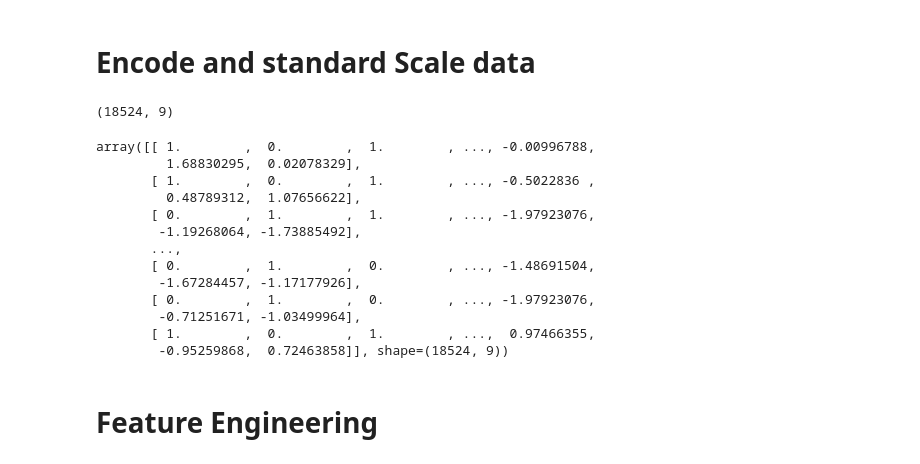
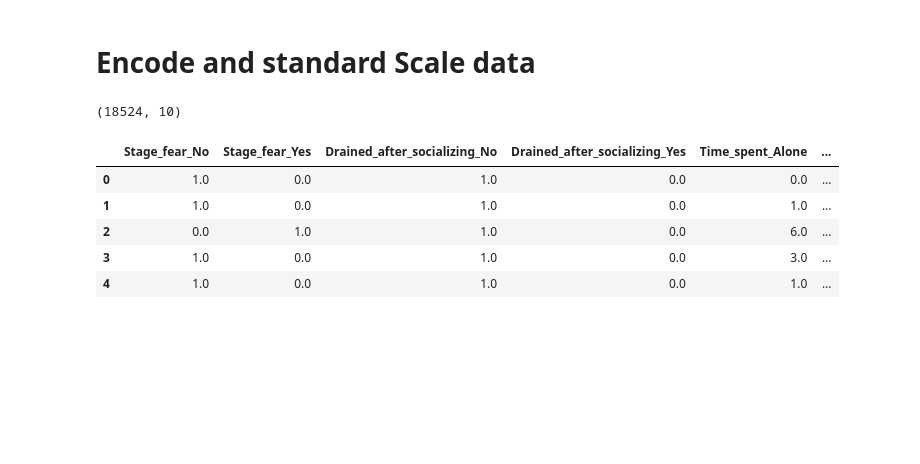
Before and after one commit to CharalamposZisis/Introvert-vs-Extrovert, a Jupyter notebook: research/Data_Preprocessing.ipynb, the cells around one changed output. Saved outputs shown, nothing was run; the diff lists cells and outputs as text; code cells hidden in the pictures; blank space fills up the shorter version.

```diff
--- a/research/02.Data_Preprocessing.ipynb
+++ b/research/Data_Preprocessing.ipynb
@@ -90,31 +147,36 @@ oh_transformer = OneHotEncoder()
 preprocessor = ColumnTransformer(
     [
         ("OneHotEncoder", oh_transformer, categorical),
-         ("StandardScaler", numeric_transformer, numerical),
-    ]
+    ],
+    remainder = 'passthrough' # keep any columns not listed
 )
 # %%
 X = df.drop('Personality',axis=1)
-X= preprocessor.fit_transform(X)
+y = df['Personality']
+
+# Fit and transform
+X_transformed = preprocessor.fit_transform(X)
+# %%
+# Get encoded categorical feature names
+ohe_feature_names = preprocessor.named_transformers_['OneHotEncoder'].get_feature_names_out(categorical)
+
+# Combine them with numeric features
+final_feature_names = list(ohe_feature_names) + numerical
+
+# Convert to DataFrame
+X_transformed = pd.DataFrame(X_transformed, columns=final_feature_names)
+# %%
+df_processed = pd.concat([X_transformed, y.reset_index(drop=True)], axis=1)
 # %%
-X.shape
+df_processed.shape
 # %% [output]
-(18524, 9)
+(18524, 10)
-# %%
-X
-# %% [output]
-array([[ 1.        ,  0.        ,  1.        , ..., -0.00996788,
-         1.68830295,  0.02078329],
-       [ 1.        ,  0.        ,  1.        , ..., -0.5022836 ,
-         0.48789312,  1.07656622],
-       [ 0.        ,  1.        ,  1.        , ..., -1.97923076,
-        -1.19268064, -1.73885492],
-       ...,
-       [ 0.        ,  1.        ,  0.        , ..., -1.48691504,
-        -1.67284457, -1.17177926],
-       [ 0.        ,  1.        ,  0.        , ..., -1.97923076,
-        -0.71251671, -1.03499964],
-       [ 1.        ,  0.        ,  1.        , ...,  0.97466355,
-        -0.95259868,  0.72463858]], shape=(18524, 9))
-# %% [markdown]
-# Feature Engineering
+# %%
+df_processed.head()
+# %% [output]
+|  | Stage_fear_No | Stage_fear_Yes | Drained_after_socializing_No | Drained_after_socializing_Yes | Time_spent_Alone | ... |
+| 0 | 1.0 | 0.0 | 1.0 | 0.0 | 0.0 | ... |
+| 1 | 1.0 | 0.0 | 1.0 | 0.0 | 1.0 | ... |
+| 2 | 0.0 | 1.0 | 1.0 | 0.0 | 6.0 | ... |
+| 3 | 1.0 | 0.0 | 1.0 | 0.0 | 3.0 | ... |
+| 4 | 1.0 | 0.0 | 1.0 | 0.0 | 1.0 | ... |
```
Also changed, not shown: parts of 4 cells of this notebook, 4 other files.
